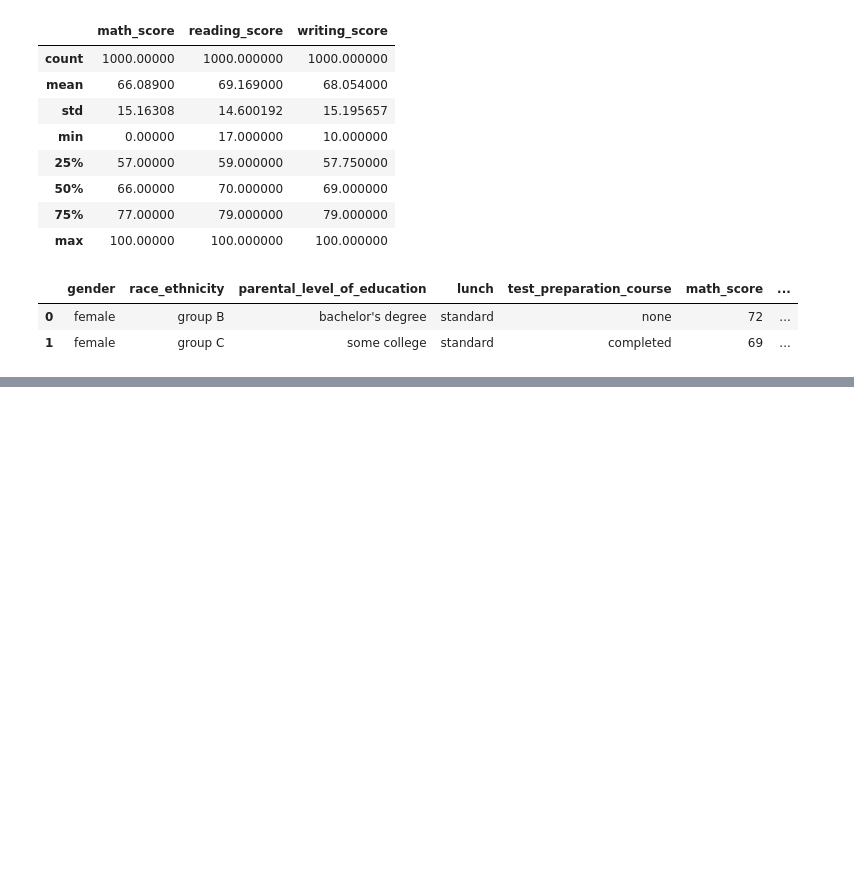
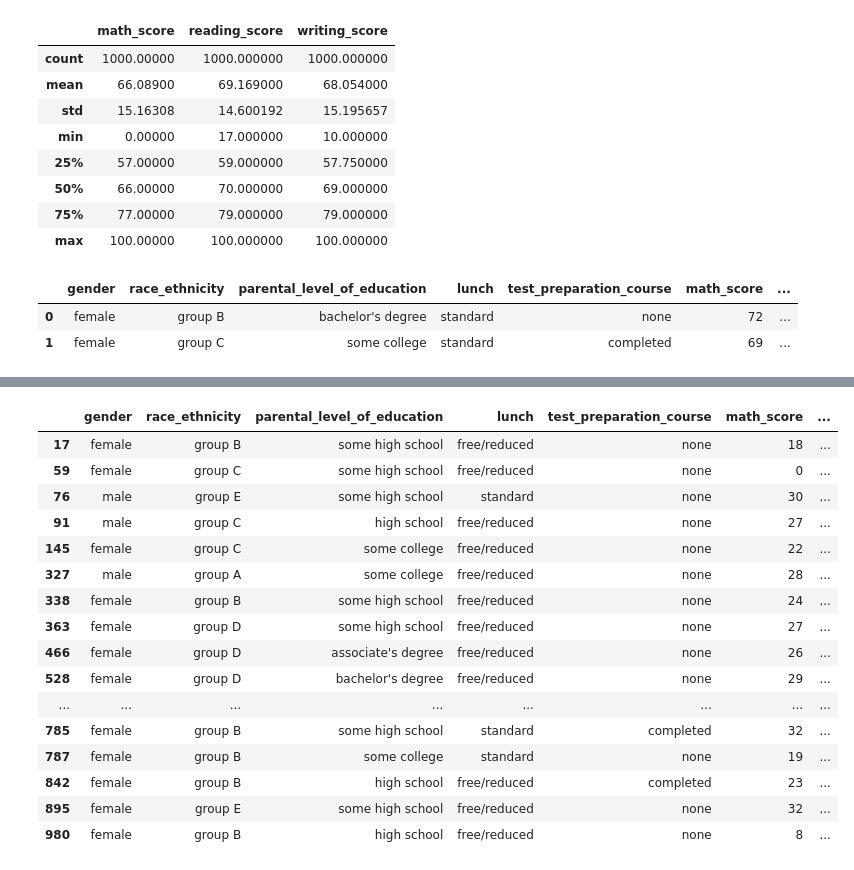
Before and after one commit to RajRajputGit/mlproject, a Jupyter notebook: notebooks/EDA.ipynb, the cells around one changed output, grey strips where cells are left out. Cells and saved outputs as stored; diff of their text form; code cells hidden in the pictures; blank space fills up the shorter version.

```diff
--- a/notebooks/EDA.ipynb
+++ b/notebooks/EDA.ipynb
@@ -94,0 +123,24 @@ df.head(2)
+# %%
+failed_math = df[df['math_score'] < 33 ]
+failed_reading = df[df['reading_score'] < 33 ]
+failed_writing = df[df['writing_score'] < 33 ]
+# %%
+failed_math
+# %% [output]
+|  | gender | race_ethnicity | parental_level_of_education | lunch | test_preparation_course | math_score | ... |
+| 17 | female | group B | some high school | free/reduced | none | 18 | ... |
+| 59 | female | group C | some high school | free/reduced | none | 0 | ... |
+| 76 | male | group E | some high school | standard | none | 30 | ... |
+| 91 | male | group C | high school | free/reduced | none | 27 | ... |
+| 145 | female | group C | some college | free/reduced | none | 22 | ... |
+| 327 | male | group A | some college | free/reduced | none | 28 | ... |
+| 338 | female | group B | some high school | free/reduced | none | 24 | ... |
+| 363 | female | group D | some high school | free/reduced | none | 27 | ... |
+| 466 | female | group D | associate's degree | free/reduced | none | 26 | ... |
+| 528 | female | group D | bachelor's degree | free/reduced | none | 29 | ... |
+| ... | ... | ... | ... | ... | ... | ... | ... |
+| 785 | female | group B | some high school | standard | completed | 32 | ... |
+| 787 | female | group B | some college | standard | none | 19 | ... |
+| 842 | female | group B | high school | free/reduced | completed | 23 | ... |
+| 895 | female | group E | some high school | free/reduced | none | 32 | ... |
+| 980 | female | group B | high school | free/reduced | none | 8 | ... |
```
Also changed, not shown: parts of 11 cells of this notebook.
